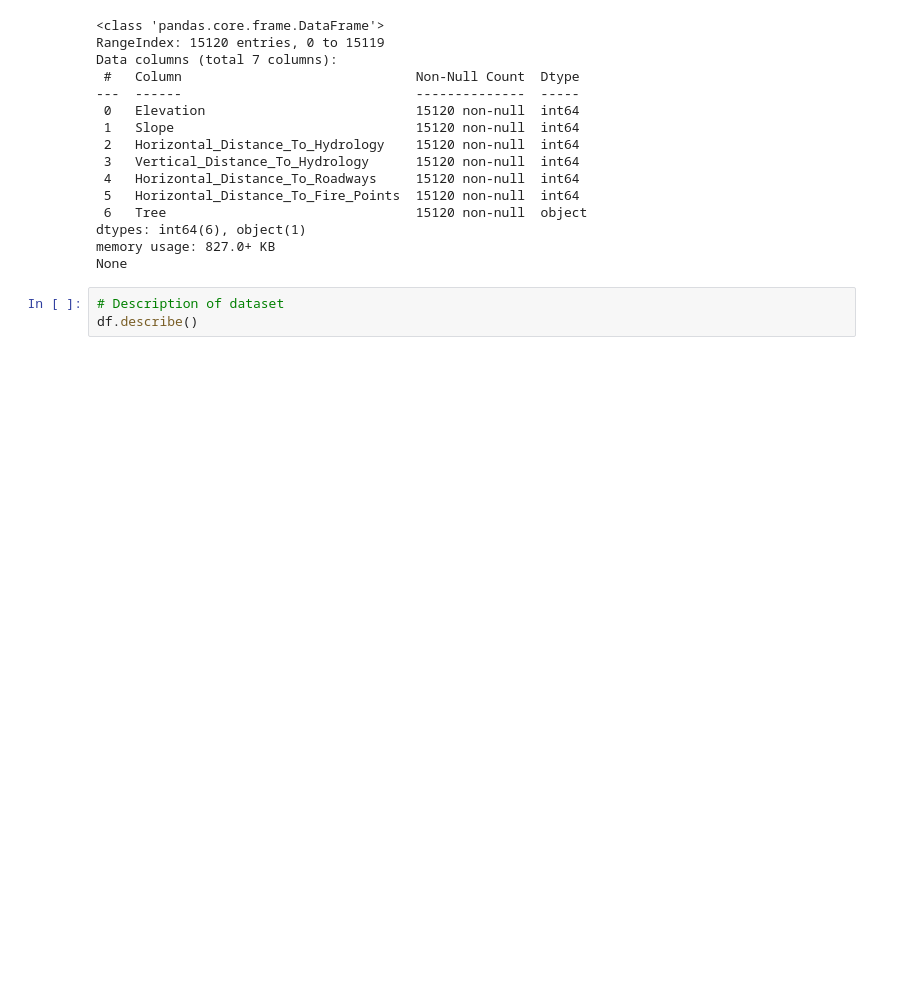
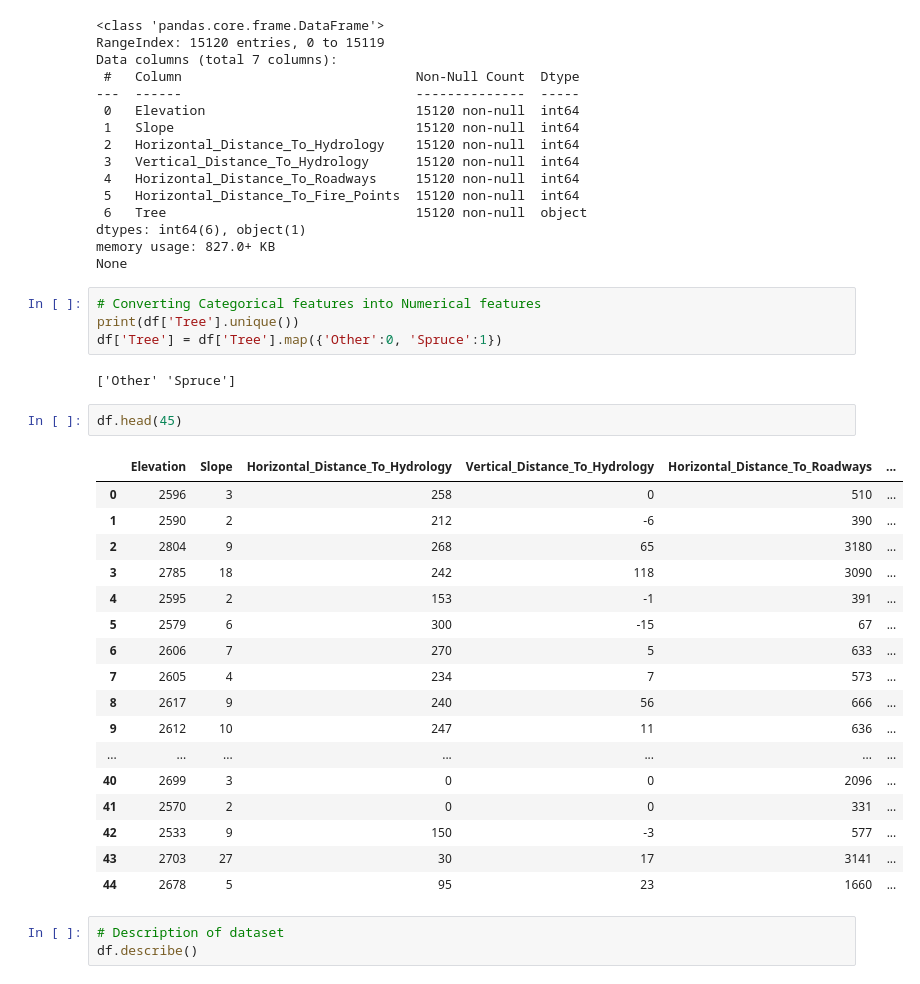
Before and after one commit to mayurvaishnav/data-visualization, a Jupyter notebook: notebooks/Analysis-patches.ipynb, the cells around one changed output. Saved outputs shown, nothing was run; the diff lists cells and outputs as text; blank space fills up the shorter version.

```diff
--- a/notebooks/Analysis-patches.ipynb
+++ b/notebooks/Analysis-patches.ipynb
@@ -47,6 +47,32 @@ Data columns (total 7 columns):
 dtypes: int64(6), object(1)
 memory usage: 827.0+ KB
 None
+# %%
+# Converting Categorical features into Numerical features
+print(df['Tree'].unique())
+df['Tree'] = df['Tree'].map({'Other':0, 'Spruce':1})
+# %% [output]
+['Other' 'Spruce']
+# %%
+df.head(45)
+# %% [output]
+|  | Elevation | Slope | Horizontal_Distance_To_Hydrology | Vertical_Distance_To_Hydrology | Horizontal_Distance_To_Roadways | ... |
+| 0 | 2596 | 3 | 258 | 0 | 510 | ... |
+| 1 | 2590 | 2 | 212 | -6 | 390 | ... |
+| 2 | 2804 | 9 | 268 | 65 | 3180 | ... |
+| 3 | 2785 | 18 | 242 | 118 | 3090 | ... |
+| 4 | 2595 | 2 | 153 | -1 | 391 | ... |
+| 5 | 2579 | 6 | 300 | -15 | 67 | ... |
+| 6 | 2606 | 7 | 270 | 5 | 633 | ... |
+| 7 | 2605 | 4 | 234 | 7 | 573 | ... |
+| 8 | 2617 | 9 | 240 | 56 | 666 | ... |
+| 9 | 2612 | 10 | 247 | 11 | 636 | ... |
+| ... | ... | ... | ... | ... | ... | ... |
+| 40 | 2699 | 3 | 0 | 0 | 2096 | ... |
+| 41 | 2570 | 2 | 0 | 0 | 331 | ... |
+| 42 | 2533 | 9 | 150 | -3 | 577 | ... |
+| 43 | 2703 | 27 | 30 | 17 | 3141 | ... |
+| 44 | 2678 | 5 | 95 | 23 | 1660 | ... |
 # %%
 # Description of dataset
 df.describe()
```
Also changed, not shown: parts of 6 cells of this notebook, 3 other files.
